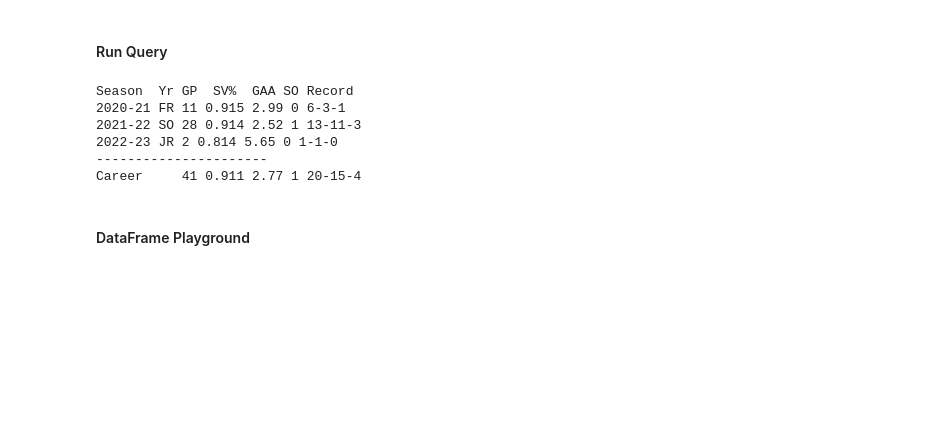
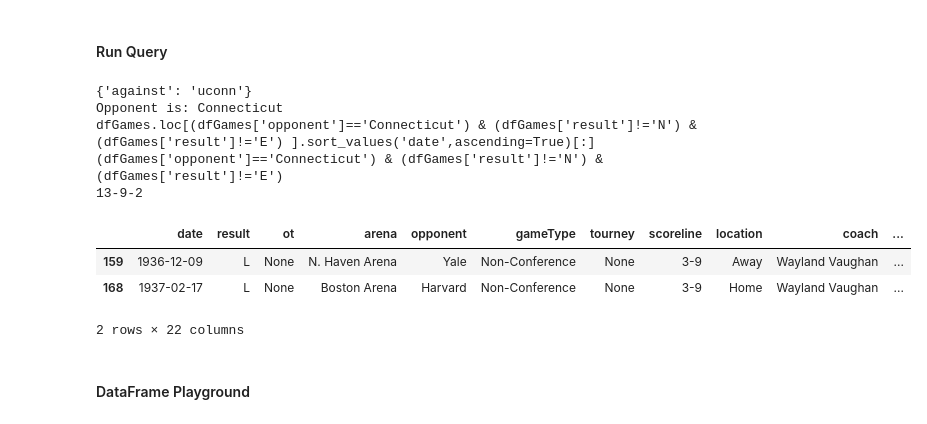
Before and after one commit to redsoxfan2194/buhockeystats, a Jupyter notebook: iPythonNoteBooks/BU Record Book.ipynb, the cells around one changed output. Saved outputs shown, nothing was run; the diff lists cells and outputs as text; code cells hidden in the pictures; blank space fills up the shorter version.

```diff
--- a/iPythonNoteBooks/BU Record Book.ipynb
+++ b/iPythonNoteBooks/BU Record Book.ipynb
@@ -2375,7 +2453,7 @@ def updateCareerStats(dfSkate,dfGoalie,dfSeasSkate,dfSeasGoalie):
 # %% [markdown]
 #### Run Query
 # %%
-query="commesso career stats"
+query="BU all time record against UConn"
 query,gender=determineGender(query)
 query=query.lstrip(' ')
 if(gender=='Womens'):
@@ -2414,12 +2492,18 @@ if(result==''):
         result=getPlayerStats(playerDfs,query)
 print(result)
 # %% [output]
-Season  Yr GP  SV%  GAA SO Record
-2020-21 FR 11 0.915 2.99 0 6-3-1
-2021-22 SO 28 0.914 2.52 1 13-11-3
-2022-23 JR 2 0.814 5.65 0 1-1-0
-----------------------
-Career     41 0.911 2.77 1 20-15-4
+{'against': 'uconn'}
+Opponent is: Connecticut
+dfGames.loc[(dfGames['opponent']=='Connecticut') & (dfGames['result']!='N') & (dfGames['result']!='E') ].sort_values('date',ascending=True)[:]
+(dfGames['opponent']=='Connecticut') & (dfGames['result']!='N') & (dfGames['result']!='E')
+13-9-2
+# %%
+dfGames.loc[(dfGames['OppoScore']==9) & (dfGames['result']!='N') & (dfGames['result']!='E') &(dfGames['season']=='1936-37') ].sort_values('date',ascending=True)
+# %% [output]
+|  | date | result | ot | arena | opponent | gameType | tourney | scoreline | location | coach | ... |
+| 159 | 1936-12-09 | L | None | N. Haven Arena | Yale | Non-Conference | None | 3-9 | Away | Wayland Vaughan | ... |
+| 168 | 1937-02-17 | L | None | Boston Arena | Harvard | Non-Conference | None | 3-9 | Home | Wayland Vaughan | ... |
+2 rows × 22 columns
 # %% [markdown]
 #### DataFrame Playground
 # %%
```
Also changed, not shown: parts of 12 cells of this notebook, 2 other files.
